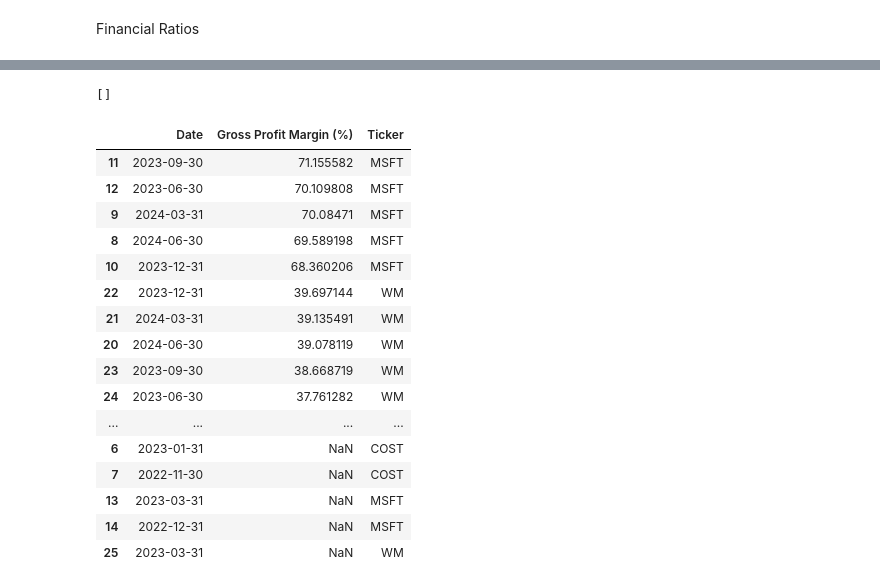
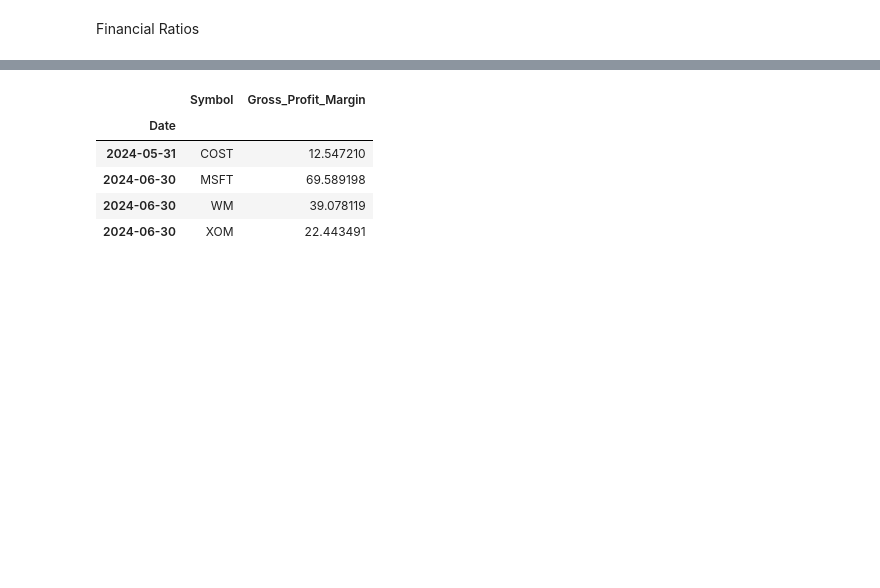
Before and after one commit to BlakeUribe/opt_portfolio, a Jupyter notebook: notebooks/portfolio_stats.ipynb, the cells around one changed output, grey strips where cells are left out. Saved outputs shown, nothing was run; the diff lists cells and outputs as text; code cells hidden in the pictures; blank space fills up the shorter version.

```diff
--- a/notebooks/portfolio_stats.ipynb
+++ b/notebooks/portfolio_stats.ipynb
@@ -231,24 +113,10 @@ cant get TMF
-# %%
-error_list
-# %% [output]
-[]
-# %%
-ratio_df.sort_values(by='Gross Profit Margin (%)', ascending=False)
-# %% [output]
-|  | Date | Gross Profit Margin (%) | Ticker |
-| 11 | 2023-09-30 | 71.155582 | MSFT |
-| 12 | 2023-06-30 | 70.109808 | MSFT |
-| 9 | 2024-03-31 | 70.08471 | MSFT |
-| 8 | 2024-06-30 | 69.589198 | MSFT |
-| 10 | 2023-12-31 | 68.360206 | MSFT |
-| 22 | 2023-12-31 | 39.697144 | WM |
-| 21 | 2024-03-31 | 39.135491 | WM |
-| 20 | 2024-06-30 | 39.078119 | WM |
-| 23 | 2023-09-30 | 38.668719 | WM |
-| 24 | 2023-06-30 | 37.761282 | WM |
-| ... | ... | ... | ... |
-| 6 | 2023-01-31 | NaN | COST |
-| 7 | 2022-11-30 | NaN | COST |
-| 13 | 2023-03-31 | NaN | MSFT |
-| 14 | 2022-12-31 | NaN | MSFT |
-| 25 | 2023-03-31 | NaN | WM |
+# %%
+portfolio_ratio_df = StockRatios(portfolio_df['Symbol']).get_ratio_df()
+portfolio_ratio_df
+# %% [output]
+|  | Symbol | Gross_Profit_Margin |
+| Date |  |  |
+| 2024-05-31 | COST | 12.547210 |
+| 2024-06-30 | MSFT | 69.589198 |
+| 2024-06-30 | WM | 39.078119 |
+| 2024-06-30 | XOM | 22.443491 |
```
Also changed, not shown: parts of 11 cells of this notebook, 2 other files.
